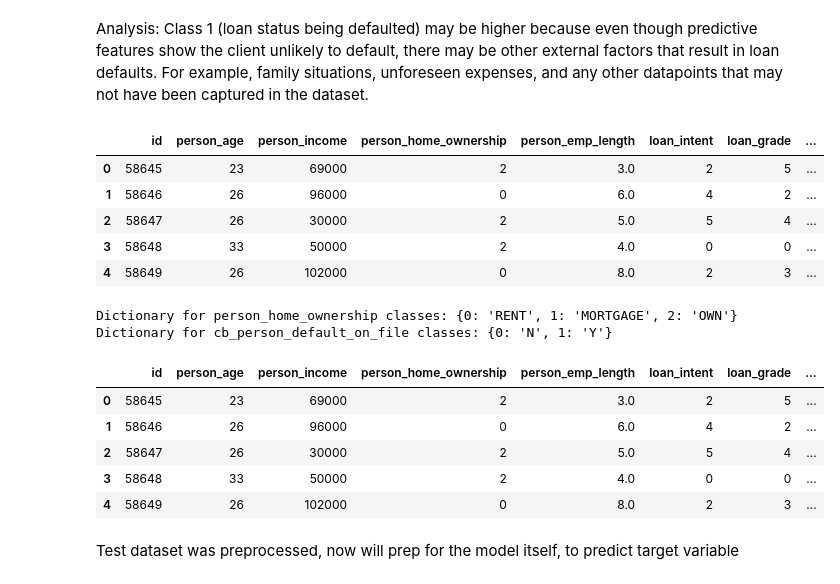
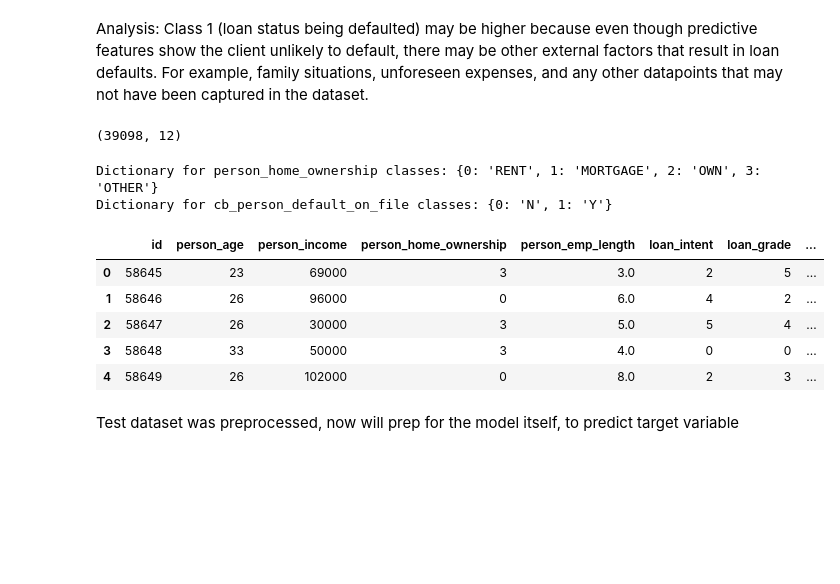
Before and after one commit to VithushanE/LoanApprovalPrediction, a Jupyter notebook: Loan Approval Prediction.ipynb, the cells around one changed output. Cells and saved outputs as stored; diff of their text form; code cells hidden in the pictures; blank space fills up the shorter version.

Commit message:
Add files via upload
updated. needed to reverse changes made to test file, no rows should be dropped

```diff
--- a/Loan Approval Prediction.ipynb
+++ b/Loan Approval Prediction.ipynb
@@ -396,21 +396,17 @@ weighted avg       0.89      0.90      0.89     11711
 Analysis: Class 1 (loan status being defaulted) may be higher because even though predictive features show the client unlikely to default, there may be other external factors that result in loan defaults. For example, family situations, unforeseen expenses, and any other datapoints that may not have been captured in the dataset.
 # %%
 test.head()
+test.shape
 # %% [output]
-|  | id | person_age | person_income | person_home_ownership | person_emp_length | loan_intent | loan_grade | ... |
-| 0 | 58645 | 23 | 69000 | 2 | 3.0 | 2 | 5 | ... |
-| 1 | 58646 | 26 | 96000 | 0 | 6.0 | 4 | 2 | ... |
-| 2 | 58647 | 26 | 30000 | 2 | 5.0 | 5 | 4 | ... |
-| 3 | 58648 | 33 | 50000 | 2 | 4.0 | 0 | 0 | ... |
-| 4 | 58649 | 26 | 102000 | 0 | 8.0 | 2 | 3 | ... |
+(39098, 12)
 # %%
 # Data cleaning for test data
 
-# THere are 89 Rows of OTHER
-test[test['person_home_ownership']=='OTHER']
+# # THere are 89 Rows of OTHER
+# test[test['person_home_ownership']=='OTHER']
 
-# Drop "OTHER" since it represents less than 0.001% of the data
-test =test[test['person_home_ownership']!='OTHER']
+# # Drop "OTHER" since it represents less than 0.001% of the data
+# test =test[test['person_home_ownership']!='OTHER']
 
 
 # Utilize LabelEncoder to encode the string objects
@@ -428,38 +424,38 @@ test['loan_grade'] = encoder.fit_transform(test['loan_grade'])
 
 # HOME OWNERSHIP DATA CLEANING
 
 # Get Unique classes from the "person_home_ownership"
 unique_values = test['person_home_ownership'].unique()
 home_ownership_dict = {i: unique_values[i] for i in range(len(unique_values))}
 
 # Print the dictionary for reference
 print("Dictionary for person_home_ownership classes:", home_ownership_dict)
 
 # Fit and transform the data for 'person_home_ownership' column
 test['person_home_ownership'] = encoder.fit_transform(test['person_home_ownership'])
 
 
 # CB_PERSON_DEFAULT_ON_FILE
 
 # Get Unique classes from the "person_home_ownership"
 unique_values = test['cb_person_default_on_file'].unique()
 cb_person_default_on_file_dict = {i: unique_values[i] for i in range(len(unique_values))}
 
 # Print the dictionary for reference
 print("Dictionary for cb_person_default_on_file classes:", cb_person_default_on_file_dict)
 
 # Fit and transform the data for 'person_home_ownership' column
 test['cb_person_default_on_file'] = encoder.fit_transform(test['cb_person_default_on_file'])
 
 test.head()
 # %% [output]
-Dictionary for person_home_ownership classes: {0: 'RENT', 1: 'MORTGAGE', 2: 'OWN'}
+Dictionary for person_home_ownership classes: {0: 'RENT', 1: 'MORTGAGE', 2: 'OWN', 3: 'OTHER'}
 Dictionary for cb_person_default_on_file classes: {0: 'N', 1: 'Y'}
 |  | id | person_age | person_income | person_home_ownership | person_emp_length | loan_intent | loan_grade | ... |
-| 0 | 58645 | 23 | 69000 | 2 | 3.0 | 2 | 5 | ... |
+| 0 | 58645 | 23 | 69000 | 3 | 3.0 | 2 | 5 | ... |
 | 1 | 58646 | 26 | 96000 | 0 | 6.0 | 4 | 2 | ... |
-| 2 | 58647 | 26 | 30000 | 2 | 5.0 | 5 | 4 | ... |
-| 3 | 58648 | 33 | 50000 | 2 | 4.0 | 0 | 0 | ... |
+| 2 | 58647 | 26 | 30000 | 3 | 5.0 | 5 | 4 | ... |
+| 3 | 58648 | 33 | 50000 | 3 | 4.0 | 0 | 0 | ... |
 | 4 | 58649 | 26 | 102000 | 0 | 8.0 | 2 | 3 | ... |
 # %% [markdown]
 Test dataset was preprocessed, now will prep for the model itself, to predict target variable
```
